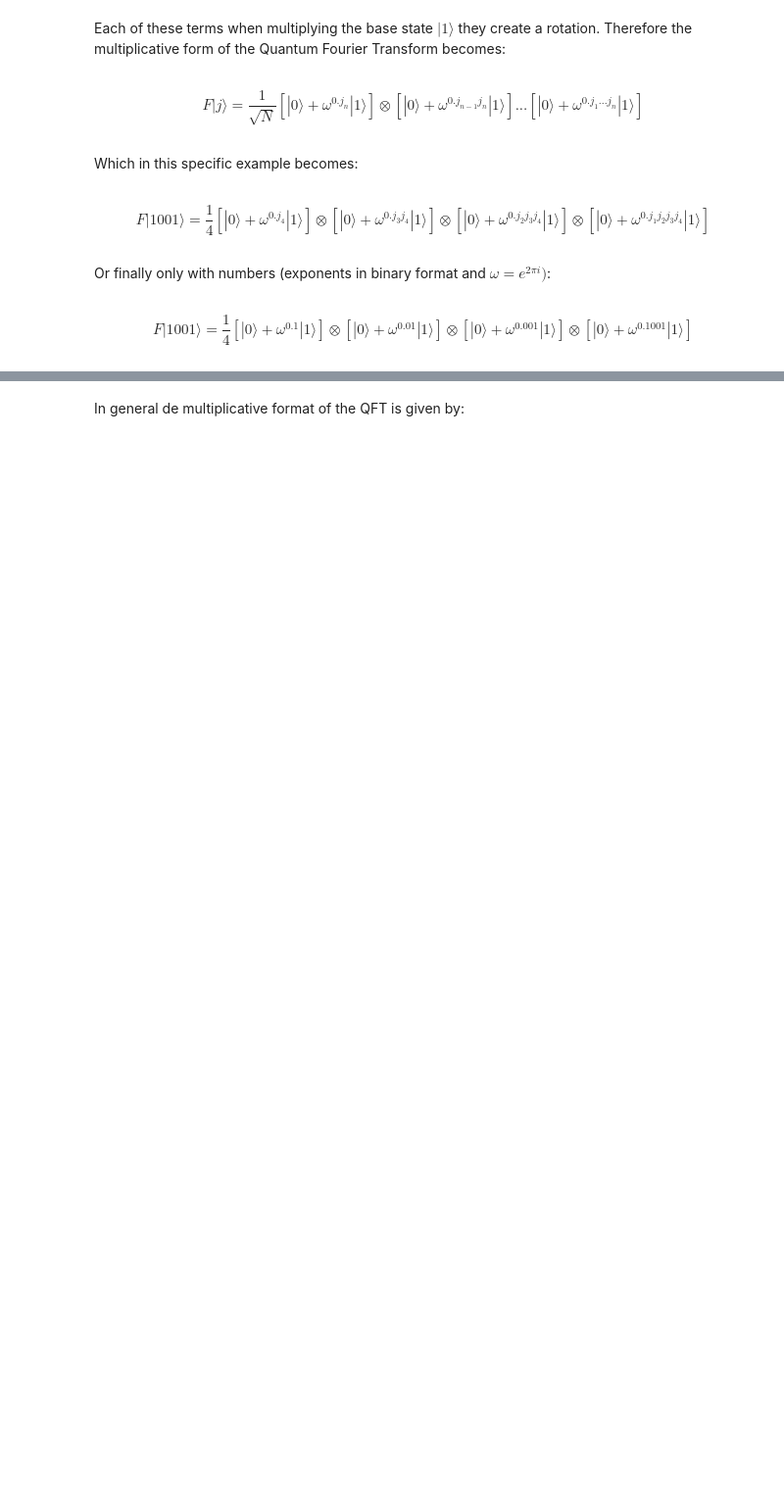
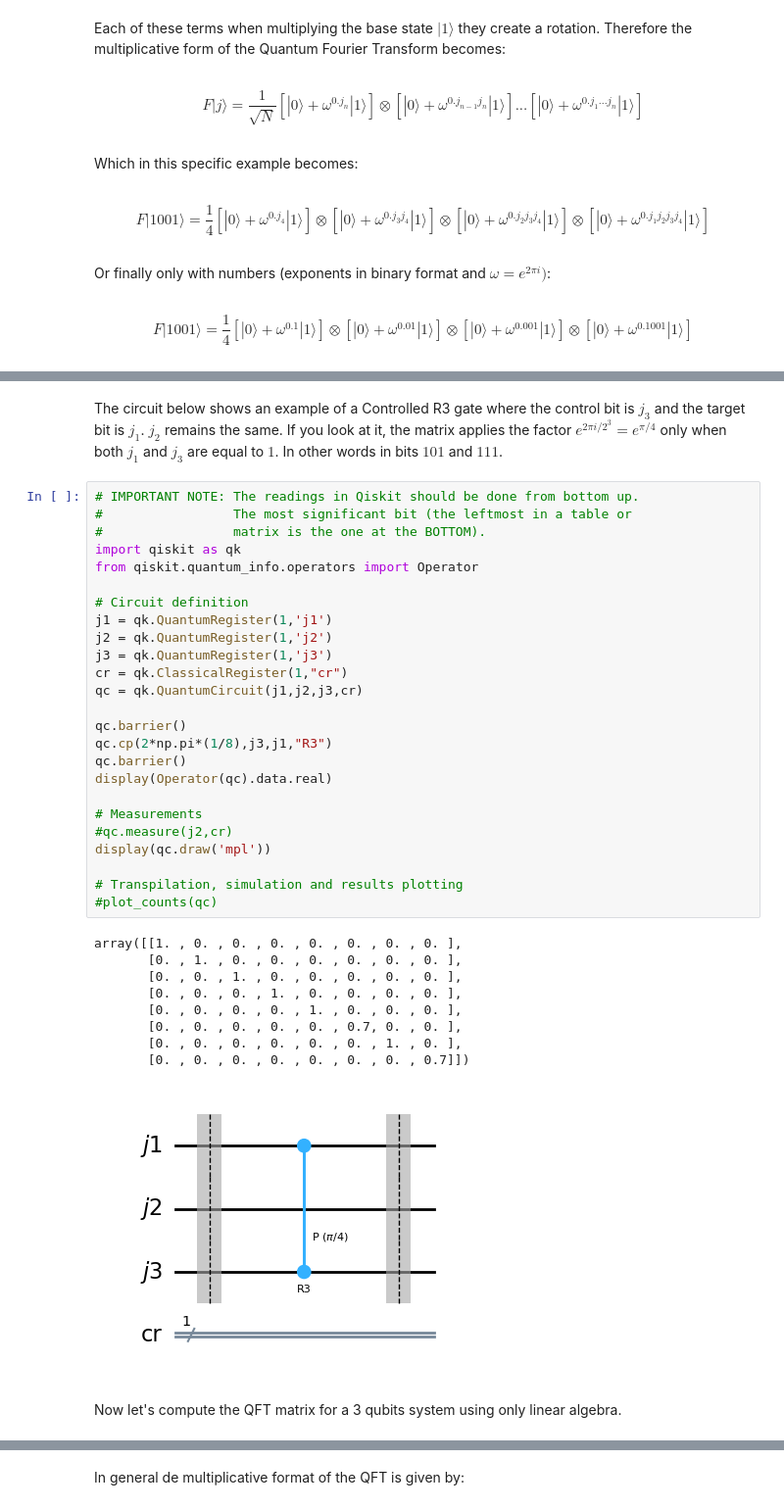
Before and after one commit to gustavomirapalheta/Quantum-Computing-with-Qiskit, a Jupyter notebook: 2.2.Qiskit Simon, Grover, Shor, QFT, em trabalho.ipynb, the cells around one changed output, grey strips where cells are left out. Shown at 98% size. Cells and saved outputs as stored; diff of their text form; blank space fills up the shorter version.

```diff
--- a/2.2.Qiskit Simon, Grover, Shor, QFT, em trabalho.ipynb
+++ b/2.2.Qiskit Simon, Grover, Shor, QFT, em trabalho.ipynb
@@ -1715,0 +1882,39 @@ $$ F|1001\rangle = \frac{1}{4} [|0\rangle + \omega^{0.1}|1\rangle ] \otimes [|0\
+# %% [markdown]
+The circuit below shows an example of a Controlled R3 gate where the control bit is $j_3$ and the target bit is $j_1$. $j_2$ remains the same. If you look at it, the matrix applies the factor $e^{2 \pi i / 2^3} = e^{\pi / 4}$ only when both $j_1$ and $j_3$ are equal to $1$. In other words in bits $101$ and $111$.
+# %%
+# IMPORTANT NOTE: The readings in Qiskit should be done from bottom up.
+#                 The most significant bit (the leftmost in a table or
+#                 matrix is the one at the BOTTOM).
+import qiskit as qk
+from qiskit.quantum_info.operators import Operator
+
+# Circuit definition
+j1 = qk.QuantumRegister(1,'j1')
+j2 = qk.QuantumRegister(1,'j2')
+j3 = qk.QuantumRegister(1,'j3')
+cr = qk.ClassicalRegister(1,"cr")
+qc = qk.QuantumCircuit(j1,j2,j3,cr)
+
+qc.barrier()
+qc.cp(2*np.pi*(1/8),j3,j1,"R3")
+qc.barrier()
+display(Operator(qc).data.real)
+
+# Measurements
+#qc.measure(j2,cr)
+display(qc.draw('mpl'))
+
+# Transpilation, simulation and results plotting
+#plot_counts(qc)
+# %% [output]
+array([[1. , 0. , 0. , 0. , 0. , 0. , 0. , 0. ],
+       [0. , 1. , 0. , 0. , 0. , 0. , 0. , 0. ],
+       [0. , 0. , 1. , 0. , 0. , 0. , 0. , 0. ],
+       [0. , 0. , 0. , 1. , 0. , 0. , 0. , 0. ],
+       [0. , 0. , 0. , 0. , 1. , 0. , 0. , 0. ],
+       [0. , 0. , 0. , 0. , 0. , 0.7, 0. , 0. ],
+       [0. , 0. , 0. , 0. , 0. , 0. , 1. , 0. ],
+       [0. , 0. , 0. , 0. , 0. , 0. , 0. , 0.7]])
+[figure, added]
+# %% [markdown]
+Now let's compute the QFT matrix for a 3 qubits system using only linear algebra.
```
Also changed, not shown: parts of 28 cells of this notebook, 13 other files.
